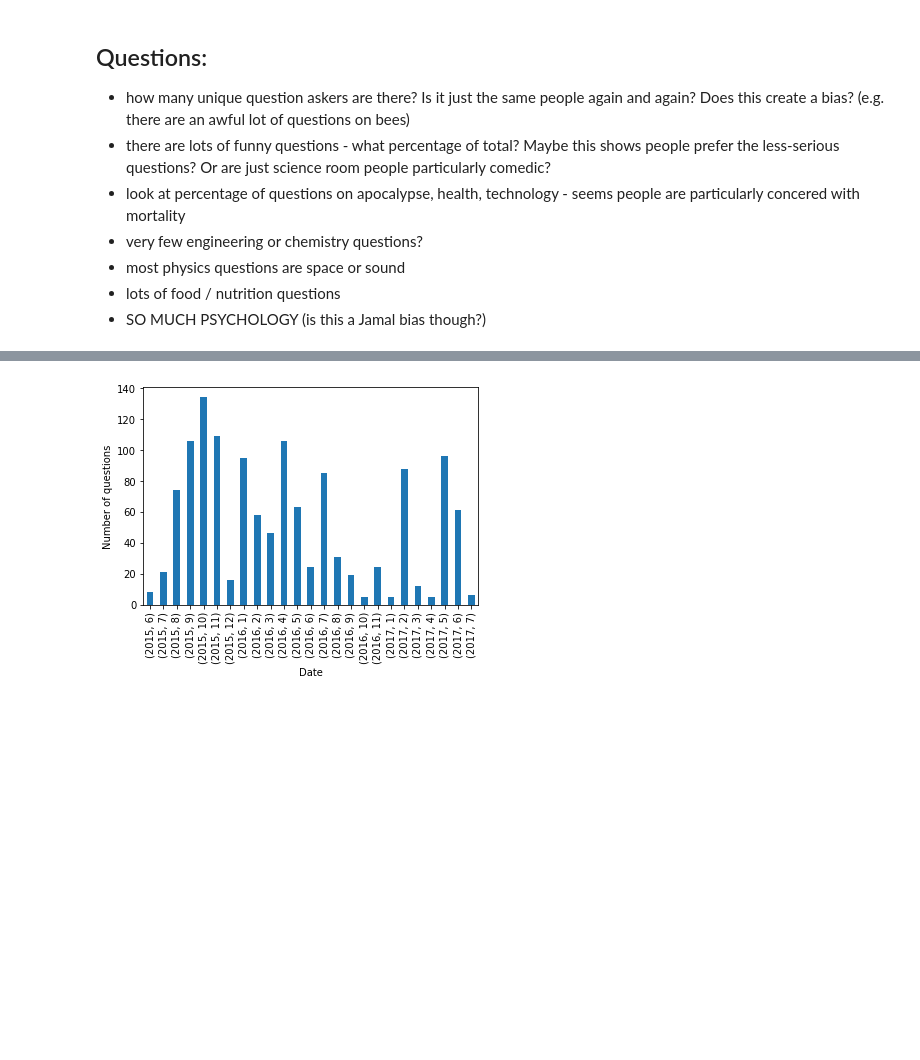
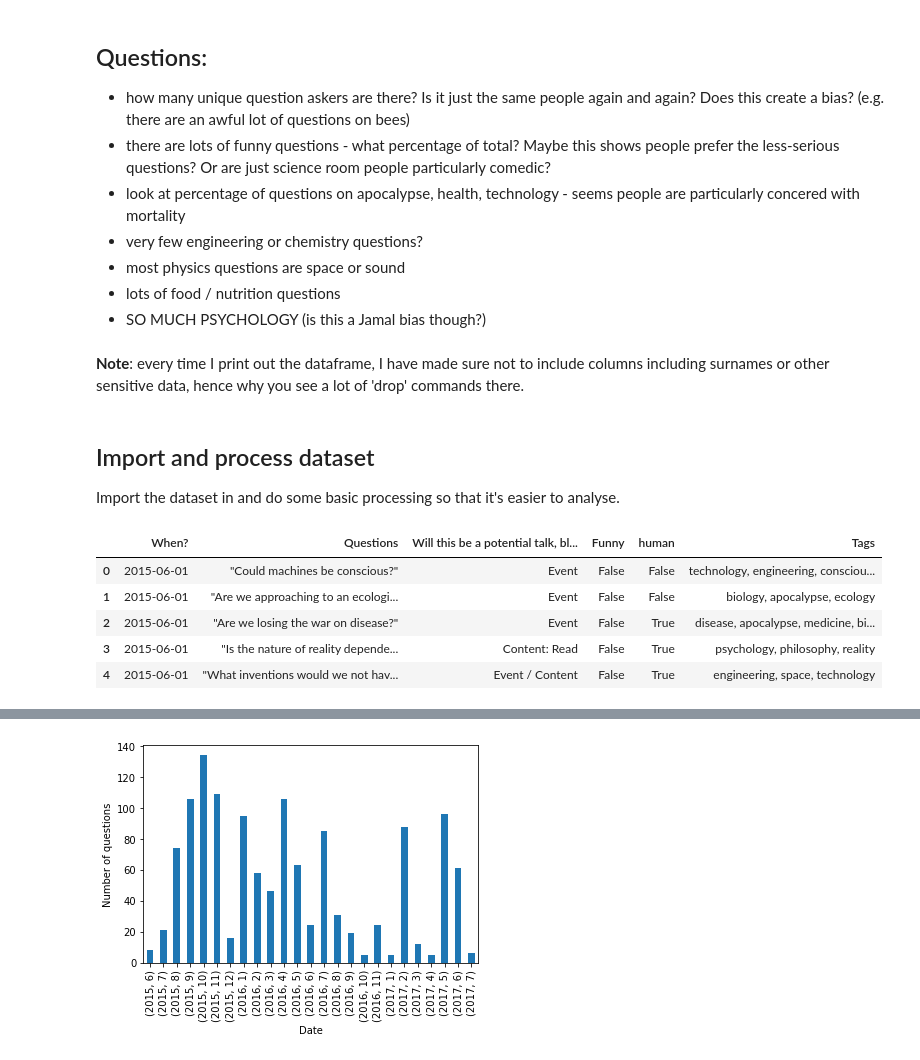
Before and after one commit to harpolea/sciroom, a Jupyter notebook: question_analysis.ipynb, the cells around one changed output, grey strips where cells are left out. Drawn from its saved outputs; the diff is of its cells as text; code cells hidden in the pictures; blank space fills up the shorter version.

```diff
--- a/question_analysis.ipynb
+++ b/question_analysis.ipynb
@@ -7,6 +7,12 @@
 - most physics questions are space or sound
 - lots of food / nutrition questions
 - SO MUCH PSYCHOLOGY (is this a Jamal bias though?)
+# %% [markdown]
+**Note**: every time I print out the dataframe, I have made sure not to include columns including surnames or other sensitive data, hence why you see a lot of 'drop' commands there.
+# %% [markdown]
+## Import and process dataset
+
+Import the dataset in and do some basic processing so that it's easier to analyse.
 # %%
 import numpy as np
 import matplotlib.pyplot as plt
@@ -22,6 +27,15 @@ funnyparse = lambda x: False if x == 'n' else True
 
 qs = pd.read_csv('sciroom_tagged.csv', skiprows=2, parse_dates=['When?'], date_parser=dateparse,
                  converters={'Funny':funnyparse, 'human':funnyparse})
+# %%
+qs.drop(['Name' ,'Other comments', 'Who?'], axis=1).head()
+# %% [output]
+|  | When? | Questions | Will this be a potential talk, bl... | Funny | human | Tags |
+| 0 | 2015-06-01 | "Could machines be conscious?" | Event | False | False | technology, engineering, consciou... |
+| 1 | 2015-06-01 | "Are we approaching to an ecologi... | Event | False | False | biology, apocalypse, ecology |
+| 2 | 2015-06-01 | "Are we losing the war on disease?" | Event | False | True | disease, apocalypse, medicine, bi... |
+| 3 | 2015-06-01 | "Is the nature of reality depende... | Content: Read | False | True | psychology, philosophy, reality |
+| 4 | 2015-06-01 | "What inventions would we not hav... | Event / Content | False | True | engineering, space, technology |
 # %%
 qs.rename(columns={'When?':'date', 'Will this be a potential talk, blog post, or nothing? ':'output_type',
                    'Who?':'who', 'Other comments':'comments', 'Name': 'first_name', 'Questions':'questions'}, inplace=True)
```
Also changed, not shown: parts of 36 cells of this notebook, 2 other files.
